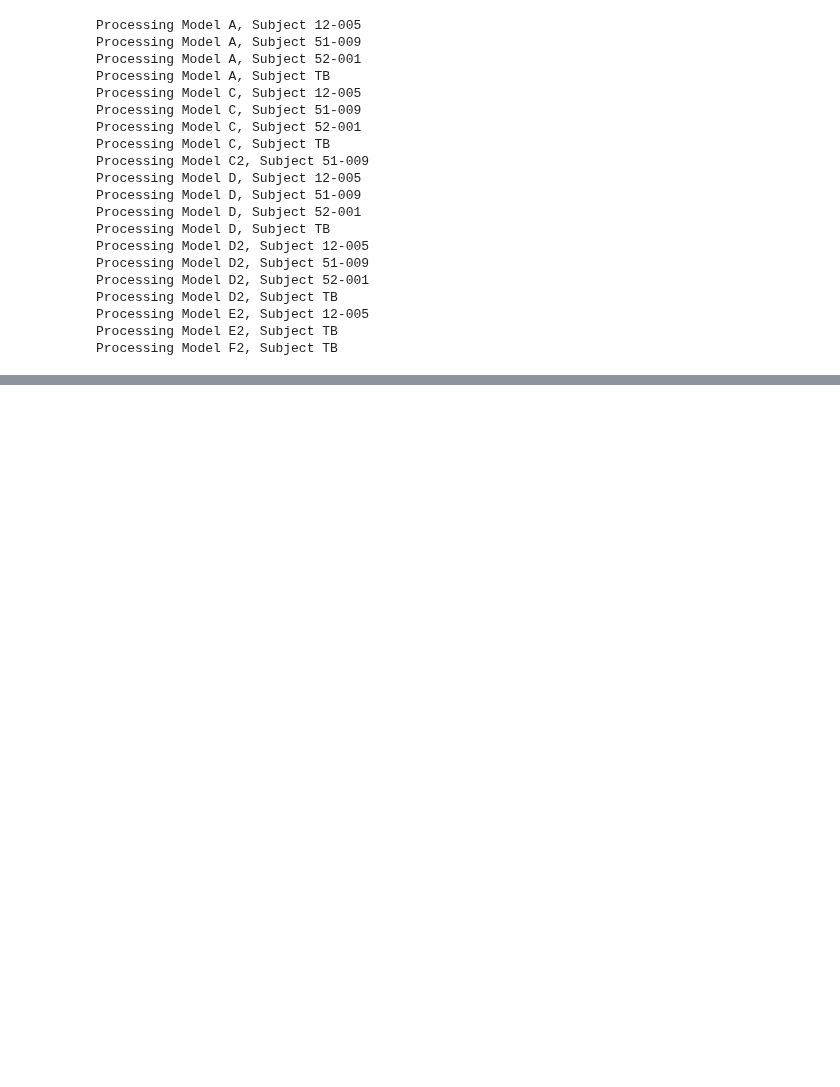
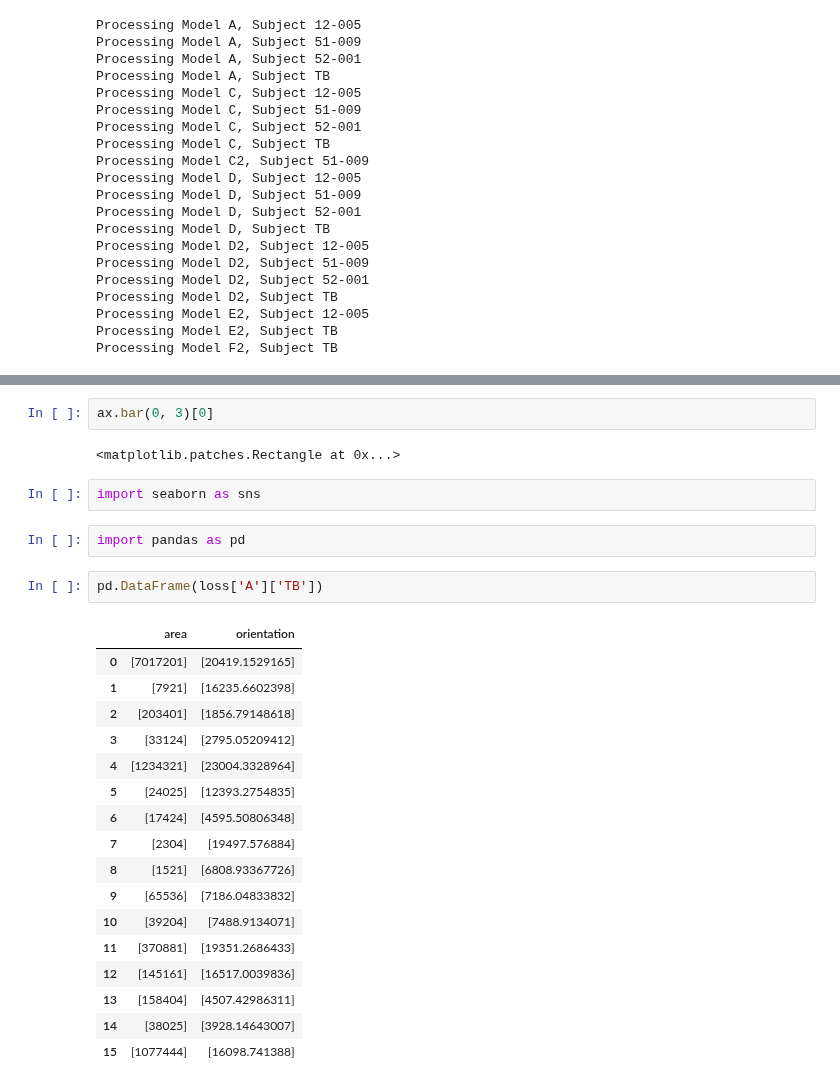
Before and after one commit to VisCog/ArgusShapes, a Jupyter notebook: examples/notebooks/plot-crossval-props.ipynb, the cells around one changed output, grey strips where cells are left out. Cells and saved outputs as stored; diff of their text form; blank space fills up the shorter version.

```diff
--- a/examples/notebooks/plot-crossval-props.ipynb
+++ b/examples/notebooks/plot-crossval-props.ipynb
@@ -217,0 +286,28 @@ fig.savefig(os.path.join(results_dir, 'mse_props_loss.png'))
+# %%
+ax.bar(0, 3)[0]
+# %% [output]
+<matplotlib.patches.Rectangle at 0x...>
+# %%
+import seaborn as sns
+# %%
+import pandas as pd
+# %%
+pd.DataFrame(loss['A']['TB'])
+# %% [output]
+|  | area | orientation |
+| 0 | [7017201] | [20419.1529165] |
+| 1 | [7921] | [16235.6602398] |
+| 2 | [203401] | [1856.79148618] |
+| 3 | [33124] | [2795.05209412] |
+| 4 | [1234321] | [23004.3328964] |
+| 5 | [24025] | [12393.2754835] |
+| 6 | [17424] | [4595.50806348] |
+| 7 | [2304] | [19497.576884] |
+| 8 | [1521] | [6808.93367726] |
+| 9 | [65536] | [7186.04833832] |
+| 10 | [39204] | [7488.9134071] |
+| 11 | [370881] | [19351.2686433] |
+| 12 | [145161] | [16517.0039836] |
+| 13 | [158404] | [4507.42986311] |
+| 14 | [38025] | [3928.14643007] |
+| 15 | [1077444] | [16098.741388] |
```
Also changed, not shown: parts of 9 cells of this notebook.
